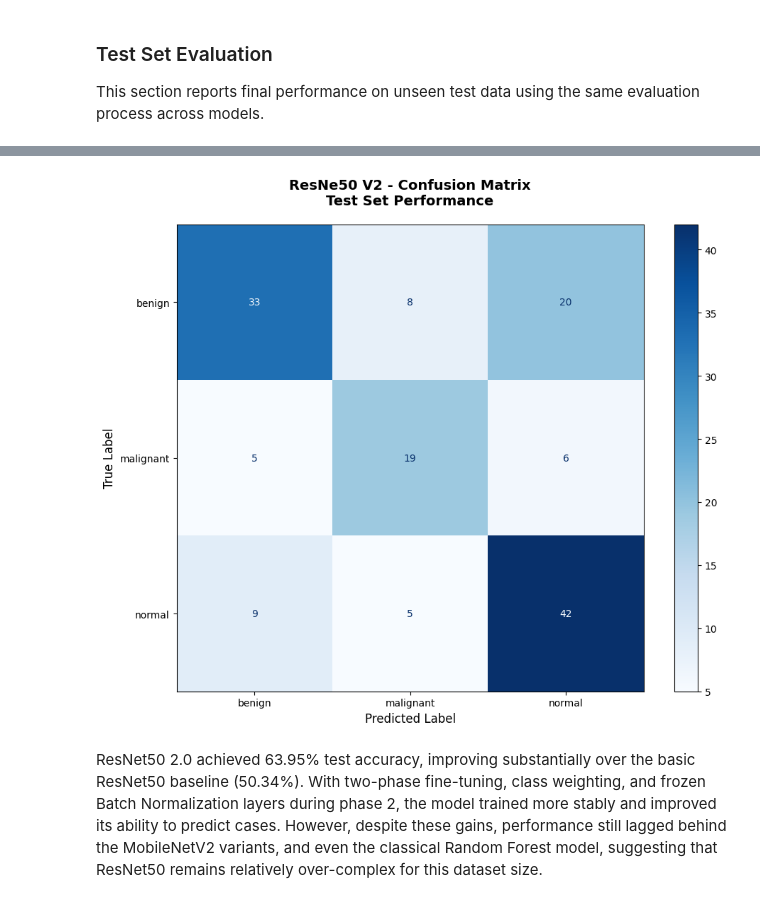
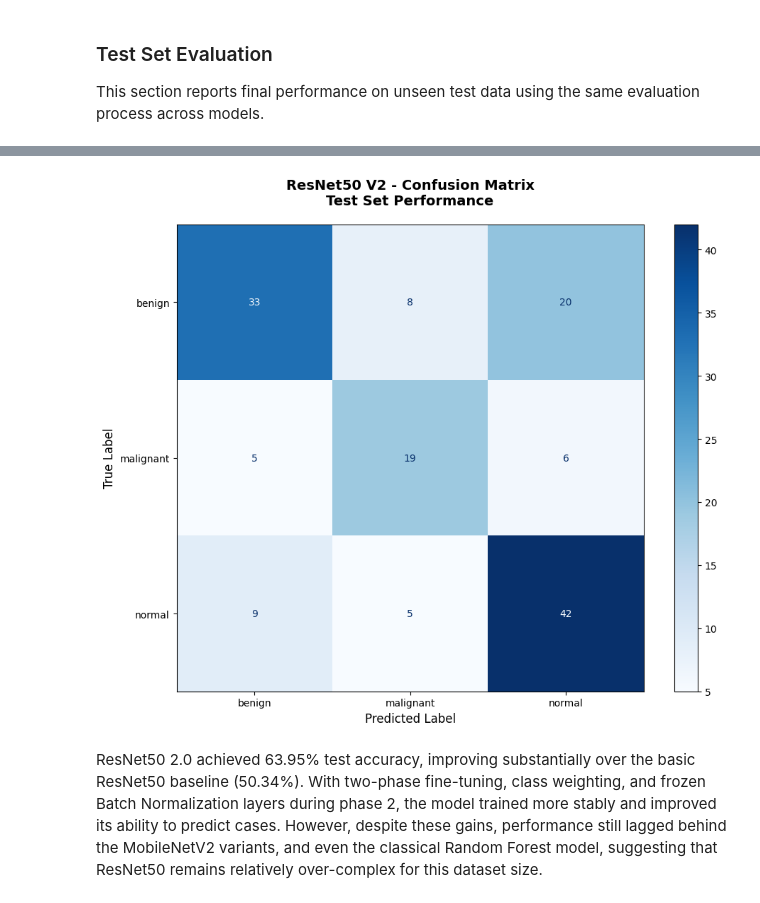
Before and after one commit to marxandreadiane/CSC713M-Breast-Cancer-Classification, a Jupyter notebook: [CSC713M]_Twin_Fairy_Tacticians_MCO(1).ipynb, the cells around one changed output, grey strips where cells are left out. Cells and saved outputs as stored; diff of their text form; code cells hidden in the pictures.

```diff
--- a/[CSC713M]_Twin_Fairy_Tacticians_MCO(1).ipynb
+++ b/[CSC713M]_Twin_Fairy_Tacticians_MCO(1).ipynb
@@ -364,0 +369,31 @@ Filenames that directly indicate the label is from the BUSI Dataset, while those
+# %%
+size_rows = []
+unreadable_paths = []
+
+for _, row in df_all_images.iterrows():
+    img = cv2.imread(row['image_path'], cv2.IMREAD_UNCHANGED)
+    if img is None:
+        unreadable_paths.append(row['image_path'])
+        continue
+
+    if img.ndim == 2:
+        h, w = img.shape
+        c = 1
+    else:
+        h, w, c = img.shape
+
+    size_rows.append({
+        'label': row['label'],
+        'width': w,
+        'height': h,
+        'channels': c,
+        'pixels': w * h,
+        'aspect_ratio': w / h
+    })
+
+df_image_sizes = pd.DataFrame(size_rows)
+
+print(f"Total records in df_all_images: {len(df_all_images)}")
+
+print("\nOverall image size stats:")
+print(df_image_sizes[['width', 'height', 'pixels', 'aspect_ratio']].describe().round(3))
@@ -1756,6 +1808,6 @@ This section reports final performance on unseen test data using the same evalua
     X_test_rgb,
     y_test,
     label_encoder,
-    title='ResNe50 V2',
+    title='ResNet50 V2',
     )
 # %% [output]
@@ -1766,18 +1818,18 @@ TEST SET EVALUATION - ResNe50 V2
 ============================================================
 Test Loss: 0.8287
 Test Accuracy: 63.95%
 
 Per-class Metrics (Precision / Recall / F1-score / Support):
               precision    recall  f1-score   support
 
       benign     0.7021    0.5410    0.6111        61
    malignant     0.5938    0.6333    0.6129        30
       normal     0.6176    0.7500    0.6774        56
 
     accuracy                         0.6395       147
    macro avg     0.6378    0.6414    0.6338       147
 weighted avg     0.6478    0.6395    0.6367       147
-[figure, old version]
+[figure, new version]
 # %% [markdown]
 ResNet50 2.0 achieved 63.95% test accuracy, improving substantially over the basic ResNet50 baseline (50.34%). With two-phase fine-tuning, class weighting, and frozen Batch Normalization layers during phase 2, the model trained more stably and improved its ability to predict cases. However, despite these gains, performance still lagged behind the MobileNetV2 variants, and even the classical Random Forest model, suggesting that ResNet50 remains relatively over-complex for this dataset size.
 # %% [markdown]
```
Also changed, not shown: parts of 26 cells of this notebook.
